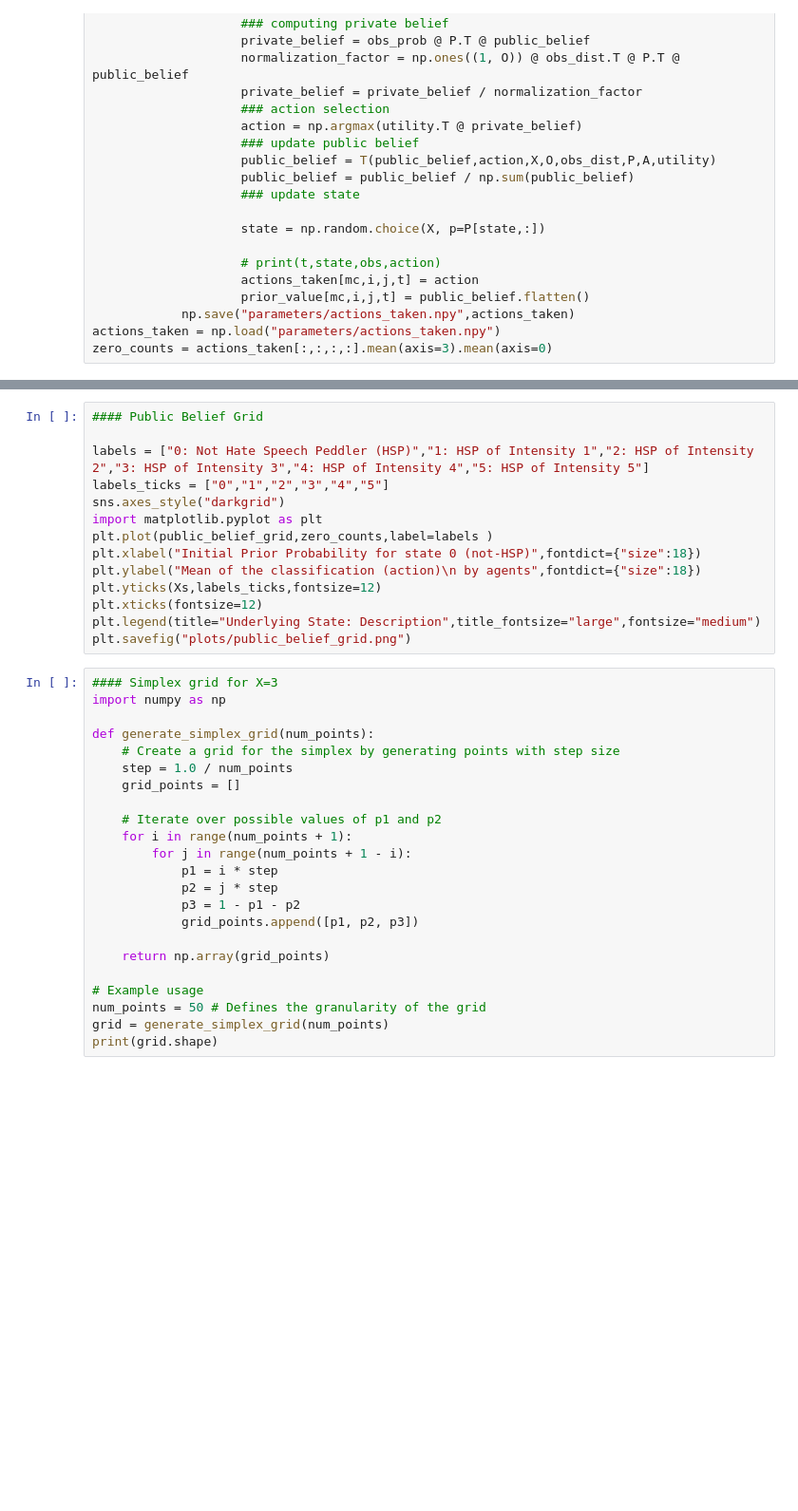
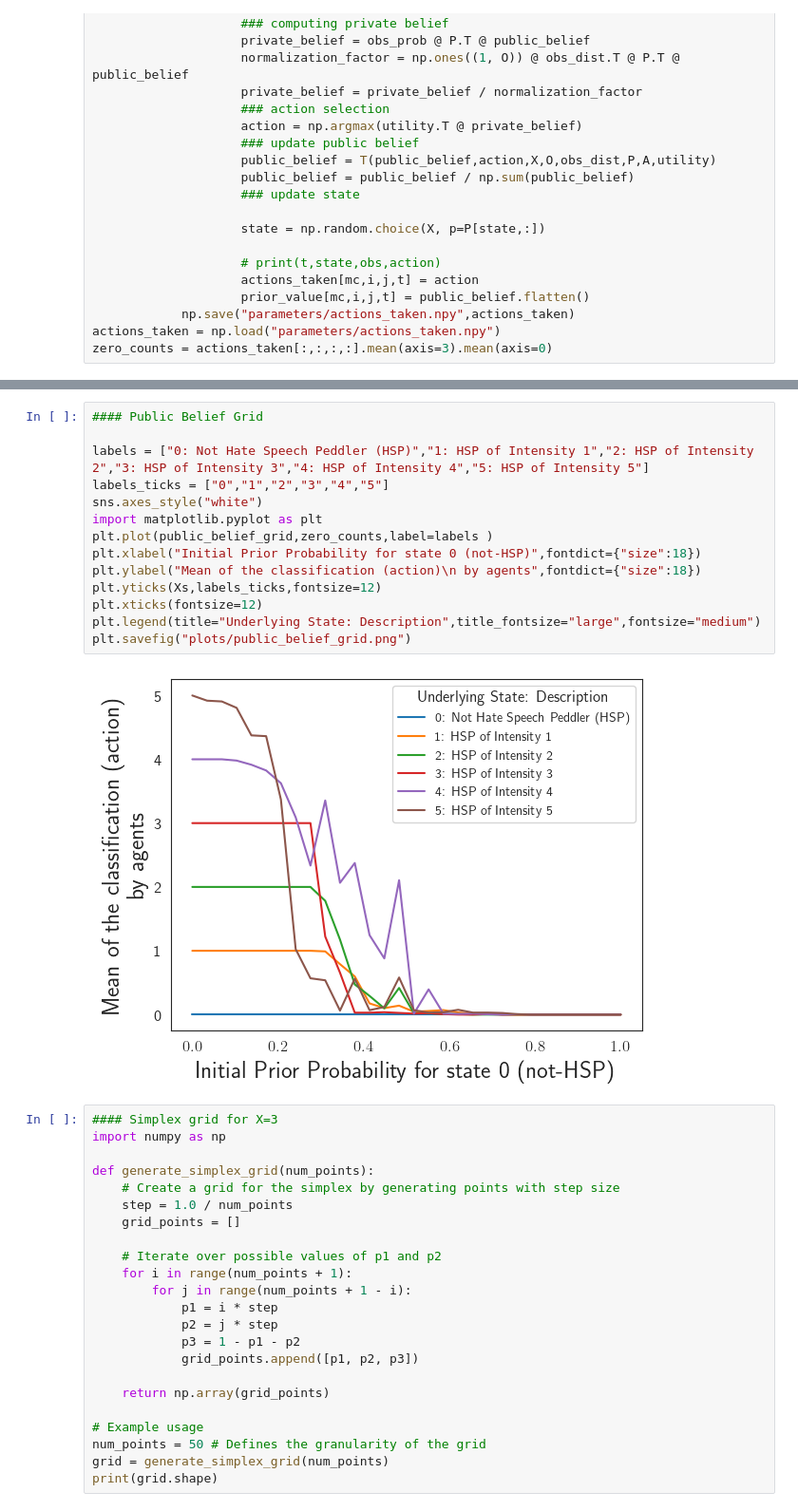
Before and after one commit to aditj/sociallearningllm, a Jupyter notebook: herding.ipynb, the cells around one changed output, grey strips where cells are left out. Shown: that part at 95% size. Saved outputs shown, nothing was run; the diff lists cells and outputs as text; blank space fills up the shorter version.

Commit message:
updated files for cleaner plots

```diff
--- a/herding.ipynb
+++ b/herding.ipynb
@@ -195,17 +233,19 @@ plt.show()
 # %%
 #### Public Belief Grid
 
 labels = ["0: Not Hate Speech Peddler (HSP)","1: HSP of Intensity 1","2: HSP of Intensity 2","3: HSP of Intensity 3","4: HSP of Intensity 4","5: HSP of Intensity 5"]
 labels_ticks = ["0","1","2","3","4","5"]
-sns.axes_style("darkgrid")
+sns.axes_style("white")
 import matplotlib.pyplot as plt
 plt.plot(public_belief_grid,zero_counts,label=labels )
 plt.xlabel("Initial Prior Probability for state 0 (not-HSP)",fontdict={"size":18})
 plt.ylabel("Mean of the classification (action)\n by agents",fontdict={"size":18})
 plt.yticks(Xs,labels_ticks,fontsize=12)
 plt.xticks(fontsize=12)
 plt.legend(title="Underlying State: Description",title_fontsize="large",fontsize="medium")
 plt.savefig("plots/public_belief_grid.png")
+# %% [output]
+[figure, added]
 # %%
 #### Simplex grid for X=3
 import numpy as np
```
Also changed, not shown: parts of 7 cells of this notebook, 18 other files.
